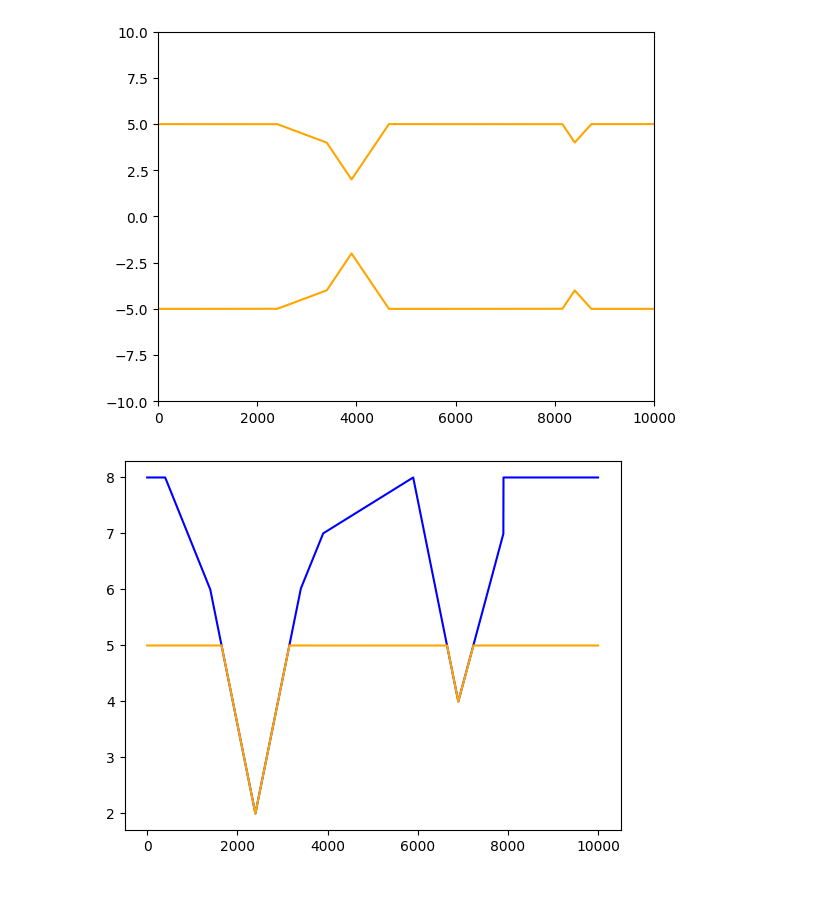
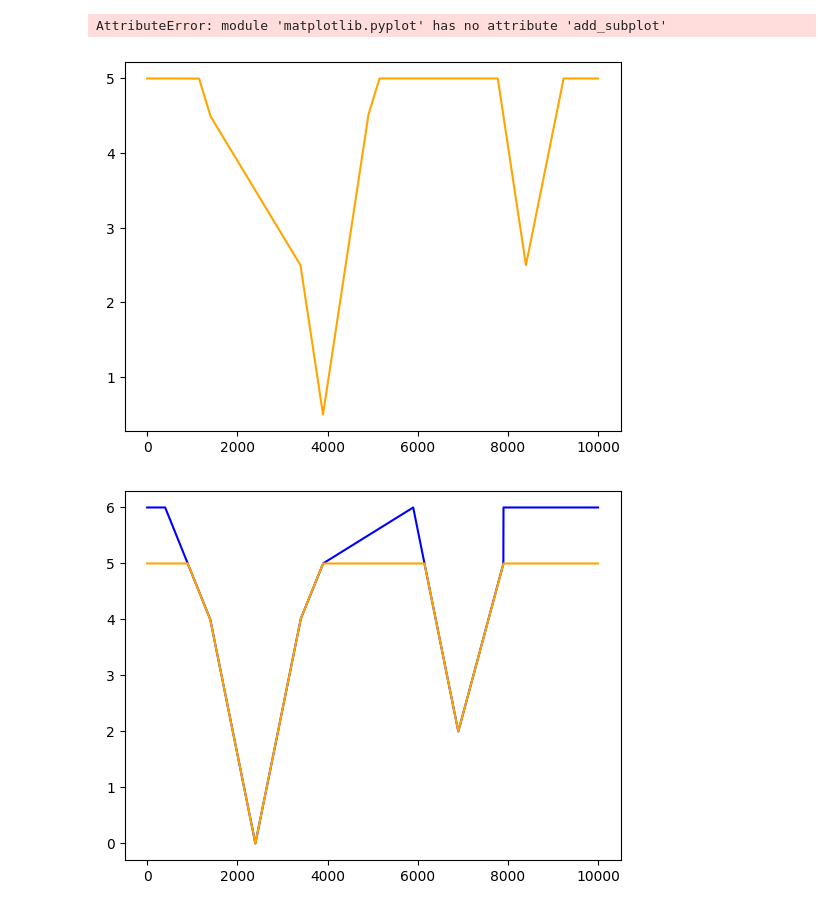
Before and after one commit to gro-david/cammp-week-2023, a Jupyter notebook: turning-mill-v1.ipynb, the cells around one changed output. Drawn from its saved outputs; the diff is of its cells as text; code cells hidden in the pictures.

```diff
--- a/turning-mill-v1.ipynb
+++ b/turning-mill-v1.ipynb
@@ -153,26 +153,27 @@ class Tool:
 # %%
 # intialize workpiece with length 50, (this is the number of slices) and radius 5
 wp = Workpiece(10000, 5)
 
 # intialize the tool at the given position and set the shape
-tl = Tool(Vector2(400, 8), [(1, 500), (2, 500), (4, 2000), (6, 500), (4, 500), (2, 500), (1, 500), (0, 2000), (4, 1000), (1, 1000)], wp.length)
+tl = Tool(Vector2(400, 6.5, [(1, 500), (2, 500), (4, 2000), (6, 500), (4, 500), (2, 500), (1, 500), (0, 2000), (4, 1000), (1, 1000)], wp.length)
 
 #tl.visualize(wp)
 # cut out the parts of the workpiece that are in contact with the tool
 tl.cut(wp)
 
 # plot the workpiece and the tool and show the plot
 #tl.visualize()
 wp.visualize()
 plt.show()
 # %% [output]
+AttributeError: module 'matplotlib.pyplot' has no attribute 'add_subplot'
-[figure, old version]
+[figure, new version]
 # %%
 # intialize workpiece with length 50, (this is the number of slices) and radius 5
 wp = Workpiece(10000, 5)
 
 # intialize the tool at the given position and set the shape
-tl = Tool(Vector2(400, 8), [(1, 500), (2, 500), (4, 500), (6, 500), (4, 500), (2, 500), (1, 500), (0, 2000), (4, 1000), (1, 1000)], wp.length)
+tl = Tool(Vector2(400, 6), [(1, 500), (2, 500), (4, 500), (6, 500), (4, 500), (2, 500), (1, 500), (0, 2000), (4, 1000), (1, 1000)], wp.length)
 
 tl.visualize(wp)
 # cut out the parts of the workpiece that are in contact with the tool
@@ -183,4 +184,4 @@ tl.cut(wp)
 wp.visualize_half()
 plt.show()
 # %% [output]
-[figure, old version]
+[figure, new version]
```
Also changed, not shown: parts of 1 cell of this notebook, 2 other files.
